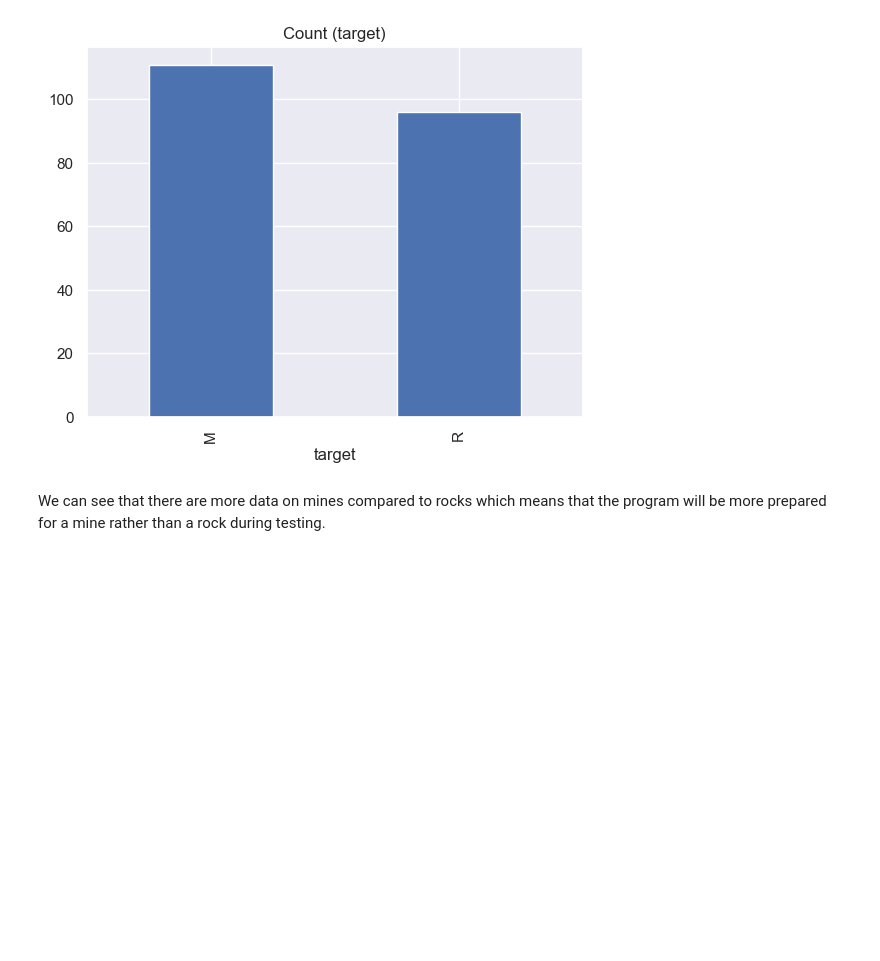
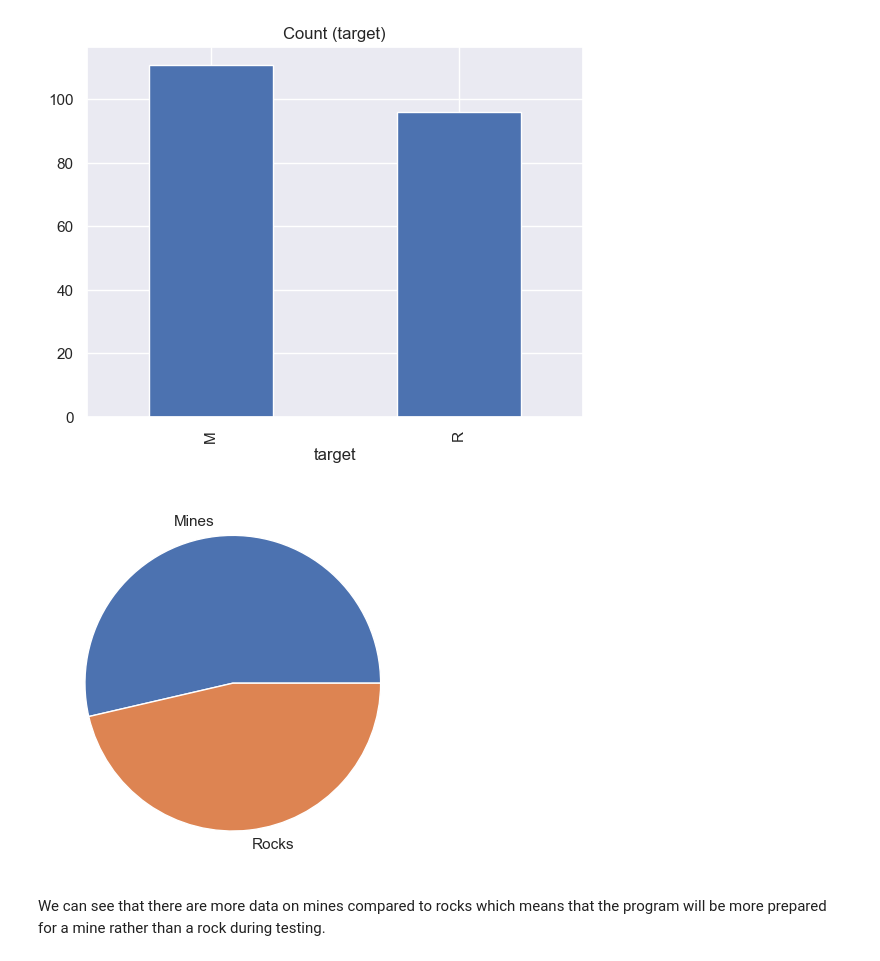
Before and after one commit to danvluewubley/sonar-machine-learning, a Jupyter notebook: Sonar_Machine_Learning.ipynb, the cells around one changed output. Saved outputs shown, nothing was run; the diff lists cells and outputs as text; code cells hidden in the pictures; blank space fills up the shorter version.

Commit message:
added images, corrected grammar, addded sentences

```diff
--- a/Sonar_Machine_Learning.ipynb
+++ b/Sonar_Machine_Learning.ipynb
@@ -69,6 +72,13 @@ occurence_unique.plot(kind='bar', title='Count (target)')
 # %% [output]
 <Axes: title={'center': 'Count (target)'}, xlabel='target'>
 [figure]
+# %%
+#creates a visual that displays the imbalance in data (pie chart)
+fig, ax = plt.subplots()
+ax.pie(occurence_unique, labels=["Mines", "Rocks"])
+plt.show()
+# %% [output]
+[figure, added]
 # %% [markdown]
 We can see that there are more data on mines compared to rocks which means that the program will be more prepared for a mine rather than a rock during testing.
 # %% [markdown]
```
Also changed, not shown: parts of 24 cells of this notebook.
